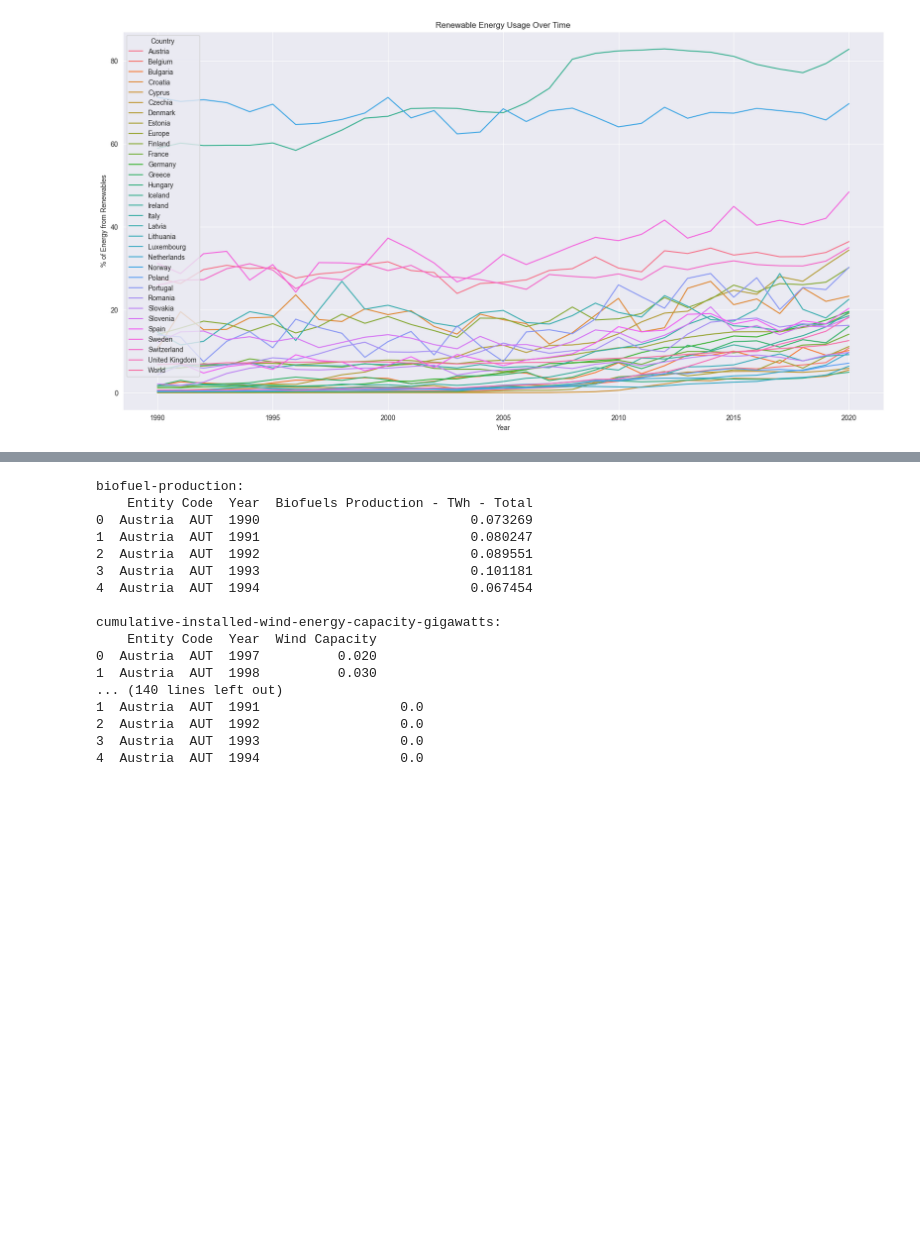
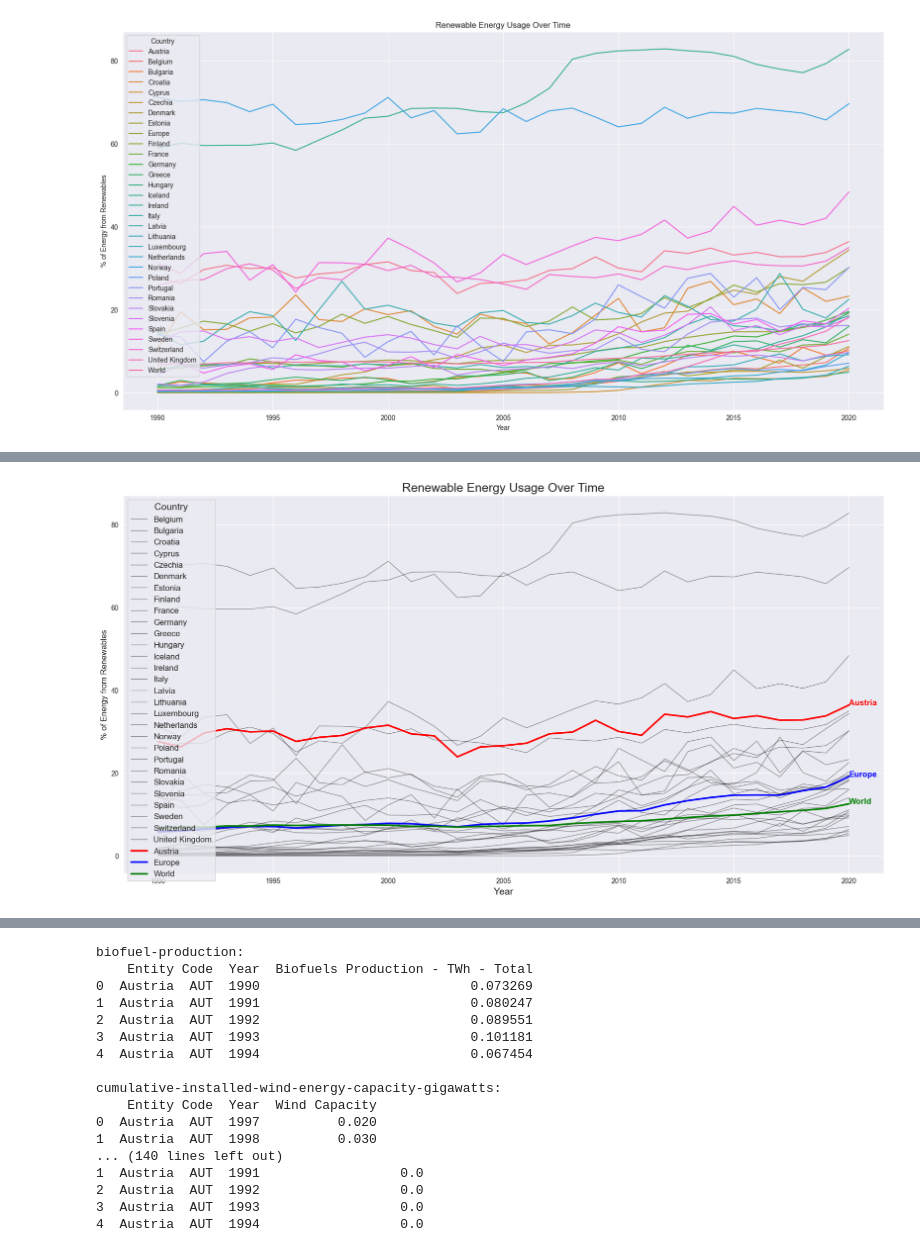
Before and after one commit to AlexanderGruebling/DOPP-Ex2, a Jupyter notebook: src/main.ipynb, the cells around one changed output, grey strips where cells are left out. Cells and saved outputs as stored; diff of their text form; code cells hidden in the pictures; blank space fills up the shorter version.

Commit message:
Added additional plots

```diff
--- a/src/main.ipynb
+++ b/src/main.ipynb
@@ -97,3 +79,17 @@ for key in share_electricity_keys[1:]:
+# %%
+def merge_share_dfs(dfs: dict[str: pd.DataFrame], sub_str: str) -> pd.DataFrame:
+    relevant_keys = [key for key in dfs.keys() if sub_str in key]
+    filtered_dfs = dfs[relevant_keys[0]]
+    for key in relevant_keys[1:]:
+        filtered_dfs = filtered_dfs.merge(
+            dfs[key],
+            on=['Entity', 'Code', 'Year'],
+            how='outer',
+        )
+    return filtered_dfs
+
+share_energy_long = merge_share_dfs(dataframes, 'share-energy')
+share_electricity_long = merge_share_dfs(dataframes, 'share-electricity')
 # %% [markdown]
 ### Multi-Index
 These newly merged frames can now be converted from a long format to a wide multi-index dataformat.
@@ -217,0 +158,56 @@ Passing `palette` without assigning `hue` is deprecated and will be removed in v
+# %%
+# Filter data for specific countries
+countries = ['Austria', 'Belgium', 'Czechia', 'Europe', 'France', 'Germany', 'Spain', 'Norway', 'Romania', 'United Kingdom', 'World']
+data_filtered = share_energy.loc[:]
+
+# Reset index to make Year a column for plotting
+data_filtered = data_filtered.reset_index()
+
+# Define standout countries
+standout_countries = ['Austria', 'Europe', 'World']
+
+# Create a custom color palette
+palette = {country: 'black' for country in data_filtered['Entity'].unique()}
+palette.update({
+    'Austria': 'red',
+    'Europe': 'blue',
+    'World': 'green'
+})
+
+# Plot
+plt.figure(figsize=(20, 10))
+
+# Plot all countries with lighter lines
+sns.lineplot(
+    data=data_filtered[~data_filtered['Entity'].isin(standout_countries)],
+    x='Year', y='Renewables (% sub energy)',
+    hue='Entity', palette=palette, alpha=0.4, linewidth=1
+)
+
+# Plot standout countries with distinctive styles
+sns.lineplot(
+    data=data_filtered[data_filtered['Entity'].isin(standout_countries)],
+    x='Year', y='Renewables (% sub energy)',
+    hue='Entity', palette=palette, linewidth=2.5
+)
+
+# Add titles and labels
+plt.title('Renewable Energy Usage Over Time', fontsize=18)
+plt.ylabel('% of Energy from Renewables', fontsize=12)
+plt.xlabel('Year', fontsize=14)
+plt.legend(title='Country', fontsize=12, title_fontsize=14)
+plt.grid(True)
+
+# Highlight lines with direct annotations
+for country in standout_countries:
+    country_data = data_filtered[data_filtered['Entity'] == country]
+    plt.text(
+        country_data['Year'].iloc[-1],
+        country_data['Renewables (% sub energy)'].iloc[-1],
+        country,
+        color=palette[country], fontsize=12, weight='bold'
+    )
+
+plt.show()
+# %% [output]
+[figure, added]
```
Also changed, not shown: parts of 7 cells of this notebook.
